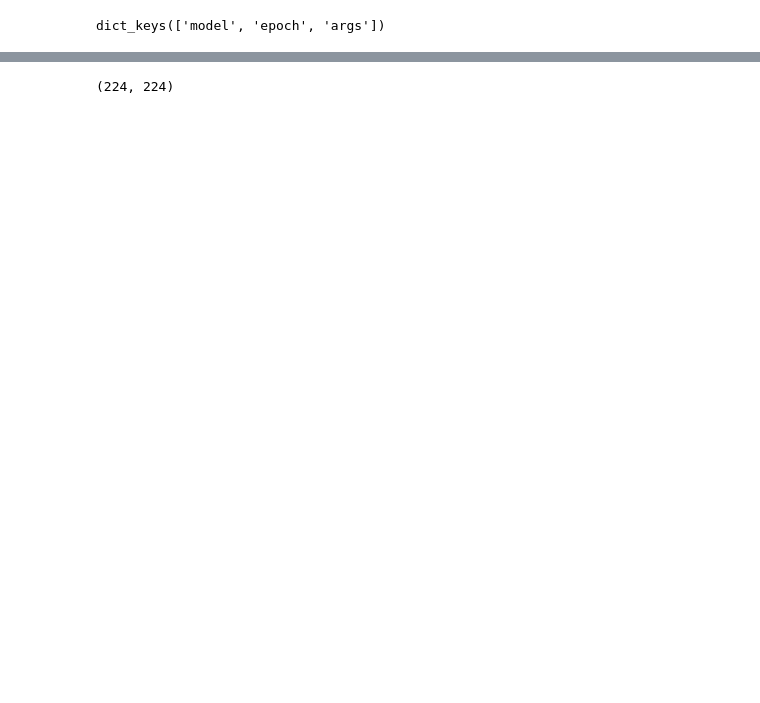
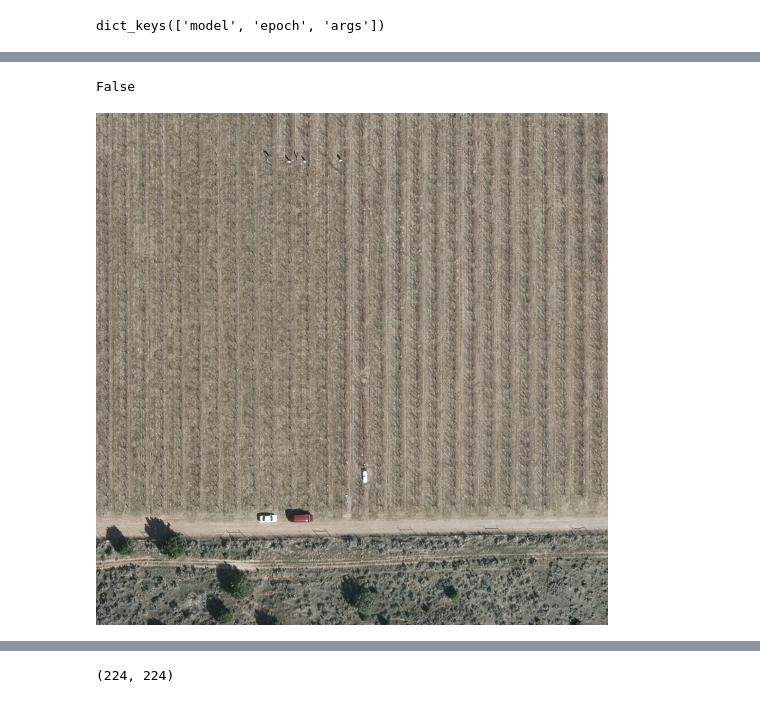
Before and after one commit to Bissmella/CV_misc, a Jupyter notebook: scale_mae.ipynb, the cells around one changed output, grey strips where cells are left out. Saved outputs shown, nothing was run; the diff lists cells and outputs as text; code cells hidden in the pictures; blank space fills up the shorter version.

```diff
--- a/scale_mae.ipynb
+++ b/scale_mae.ipynb
@@ -64,5 +66,7 @@ model.load_state_dict(checkpoint['model'], strict=False)
 # %%
-print(model)
+print(model.global_pool)
+# %% [output]
+False
 # %%
 import torchvision.transforms.functional as f
 import torchvision.transforms as transforms
@@ -81,6 +85,11 @@ x = x.permute(2, 0, 1)
 x = x.unsqueeze(0).to("cuda")
 
 #image_embeddings = sam.image_encoder(x)
+# %%
+image = Image.open("/content/img.png").convert("RGB")
+display(image)
+# %% [output]
+[figure, added]
 # %%
 model = model.to("cuda")
 # %%
```
Also changed, not shown: parts of 14 cells of this notebook.
